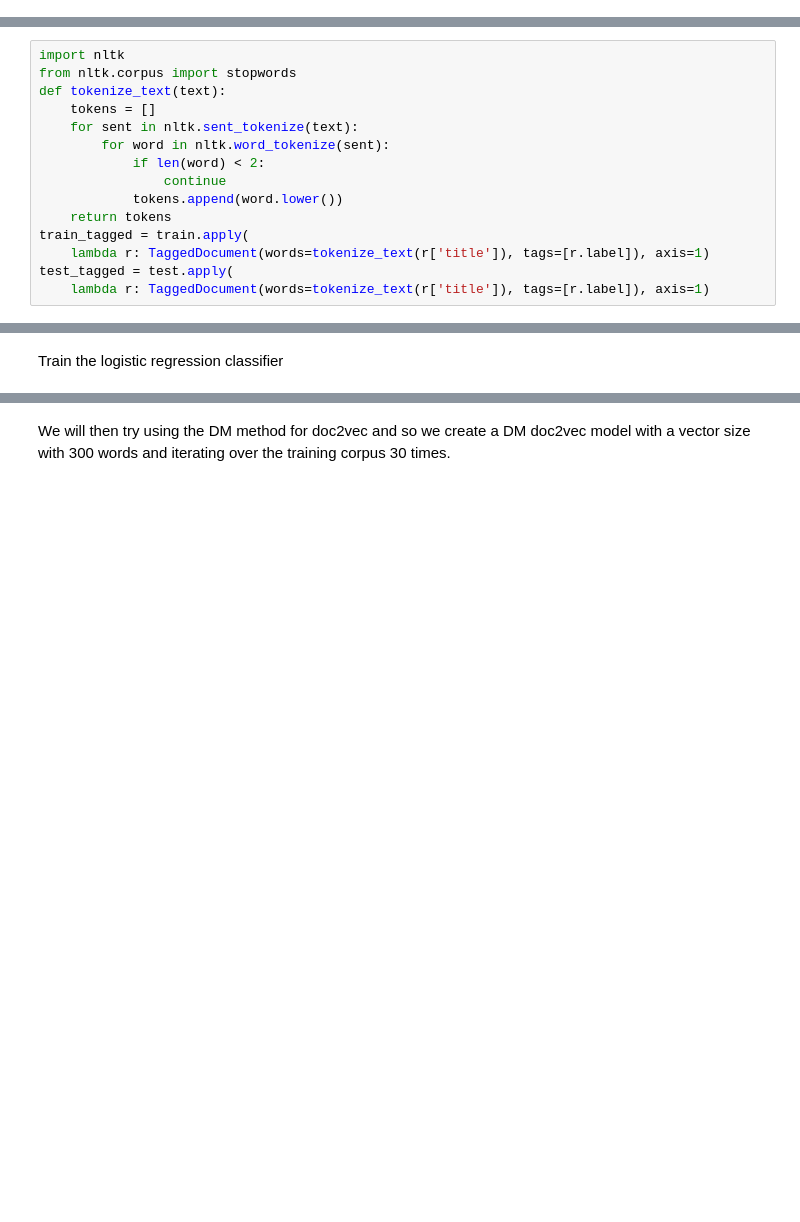
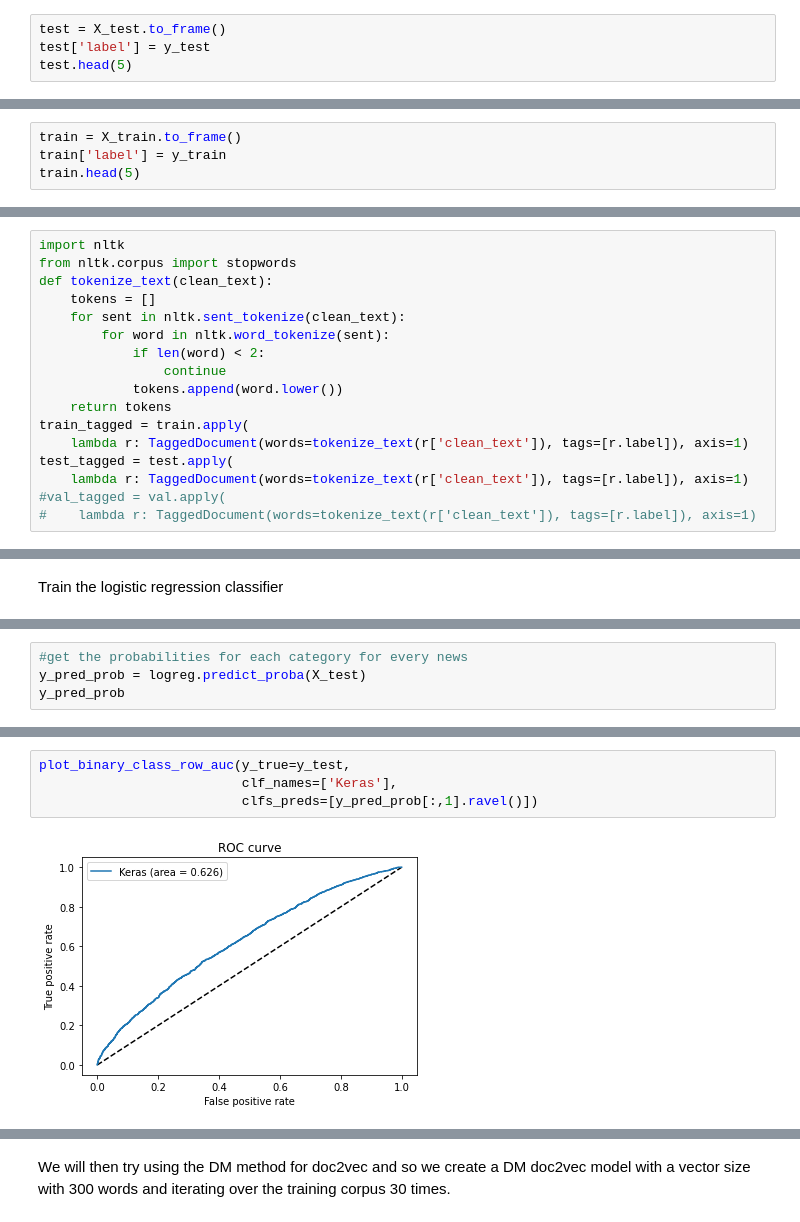
Before and after one commit to chriskal96/fake-news, a Jupyter notebook: LogisticRegression.ipynb, the cells around one changed output, grey strips where cells are left out. Cells and saved outputs as stored; diff of their text form; blank space fills up the shorter version.

```diff
--- a/LogisticRegression.ipynb
+++ b/LogisticRegression.ipynb
@@ -64,0 +150,4 @@ train, test = train_test_split(df, test_size=0.3, random_state=42)
+# %%
+test = X_test.to_frame()
+test['label'] = y_test
+test.head(5)
@@ -64,0 +161,4 @@ train, test = train_test_split(df, test_size=0.3, random_state=42)
+# %%
+train = X_train.to_frame()
+train['label'] = y_train
+train.head(5)
@@ -74,15 +185,17 @@ True
 # %%
 import nltk
 from nltk.corpus import stopwords
-def tokenize_text(text):
+def tokenize_text(clean_text):
     tokens = []
-    for sent in nltk.sent_tokenize(text):
+    for sent in nltk.sent_tokenize(clean_text):
         for word in nltk.word_tokenize(sent):
             if len(word) < 2:
                 continue
             tokens.append(word.lower())
     return tokens
 train_tagged = train.apply(
-    lambda r: TaggedDocument(words=tokenize_text(r['title']), tags=[r.label]), axis=1)
+    lambda r: TaggedDocument(words=tokenize_text(r['clean_text']), tags=[r.label]), axis=1)
 test_tagged = test.apply(
-    lambda r: TaggedDocument(words=tokenize_text(r['title']), tags=[r.label]), axis=1)
+    lambda r: TaggedDocument(words=tokenize_text(r['clean_text']), tags=[r.label]), axis=1)
+#val_tagged = val.apply(
+#    lambda r: TaggedDocument(words=tokenize_text(r['clean_text']), tags=[r.label]), axis=1)
@@ -155,3 +263,7 @@ Increase the number of iterations (max_iter) or scale the data as shown in:
 Please also refer to the documentation for alternative solver options:
     https://scikit-learn.org/stable/modules/linear_model.html#logistic-regression
   extra_warning_msg=_LOGISTIC_SOLVER_CONVERGENCE_MSG)
+# %%
+#get the probabilities for each category for every news
+y_pred_prob = logreg.predict_proba(X_test)
+y_pred_prob
@@ -157,0 +339,6 @@ Please also refer to the documentation for alternative solver options:
+# %%
+plot_binary_class_row_auc(y_true=y_test,
+                          clf_names=['Keras'],
+                          clfs_preds=[y_pred_prob[:,1].ravel()])
+# %% [output]
+[figure, added]
```
Also changed, not shown: parts of 51 cells of this notebook.
